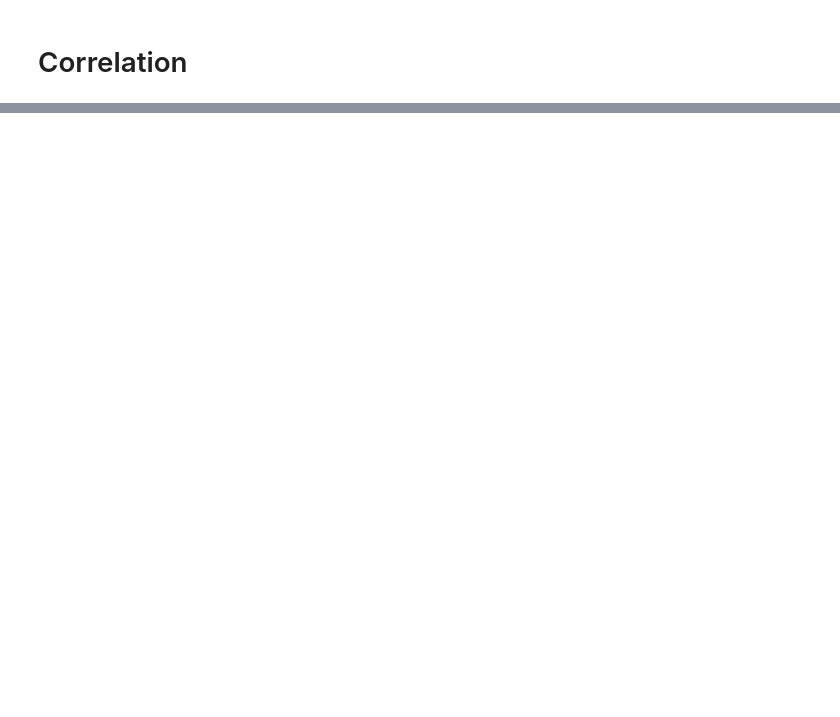
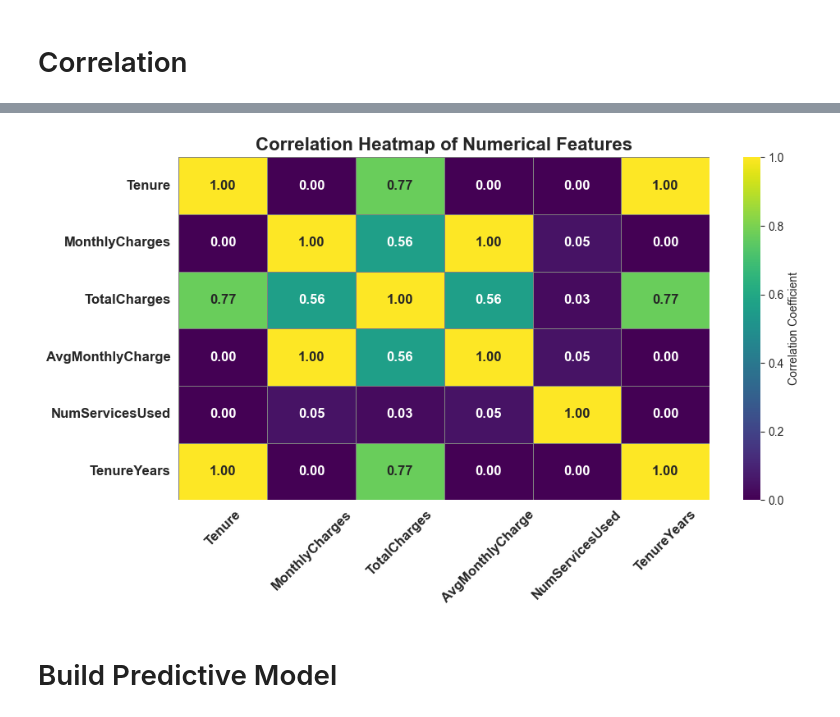
Before and after one commit to Yousfshah/Internship_Project, a Jupyter notebook: Customer_Churn_Prediction.ipynb, the cells around one changed output, grey strips where cells are left out. Saved outputs shown, nothing was run; the diff lists cells and outputs as text; code cells hidden in the pictures; blank space fills up the shorter version.

```diff
--- a/Customer_Churn_Prediction.ipynb
+++ b/Customer_Churn_Prediction.ipynb
@@ -839,22 +839,16 @@ plt.show()
 # Feature Engineering
 # %%
 # 1. AvgMonthlyCharge
-df['AvgMonthlyCharge'] = df['TotalCharges'] / df['Tenure'].replace(0, np.nan)
+df['AvgMonthlyCharge'] = (df['TotalCharges'] / df['Tenure'].replace(0, np.nan)).round(0)
 
 # 2. IsMonthToMonth
 df['IsMonthToMonth'] = df['Contract'].apply(lambda x: 1 if x == 'Month-to-month' else 0)
 
-# 3. LowTenure (e.g., customers with tenure < 6 months)
-df['LowTenure'] = df['Tenure'].apply(lambda x: 1 if x < 6 else 0)
-
-# 4. NumServicesUsed
+# 3. NumServicesUsed
 internet_services = ['OnlineSecurity', 'OnlineBackup', 'DeviceProtection', 'TechSupport', 'StreamingTV', 'StreamingMovies']
 df['NumServicesUsed'] = df[internet_services].apply(lambda row: sum(service not in ['No', 'No internet service'] for service in row), axis=1)
 
-# 5. AutoPaymentMethod
-df['AutoPaymentMethod'] = df['PaymentMethod'].str.contains('automatic', case=False).astype(int)
-
 # 6. Tenure in years
-df['TenureYears'] = df['Tenure'] / 12
+df['TenureYears'] = (df['Tenure'] / 12).round(2)
 
 print("Feature engineering completed successfully")
@@ -861,2 +857,7 @@ print("Feature engineering completed successfully")
 # %% [markdown]
 # Correlation
+# %%
+# Calculate correlation matrix for numerical features
+corr_matrix = df[['Tenure', 'MonthlyCharges', 'TotalCharges', 'AvgMonthlyCharge', 'NumServicesUsed', 'TenureYears']].corr()
+corr_matrix = corr_matrix.round(2)
+corr_matrix
@@ -862,0 +872,22 @@ print("Feature engineering completed successfully")
+# %%
+# heatmap
+plt.figure(figsize=(10, 6))
+sns.heatmap(
+    corr_matrix,
+    annot=True,
+    fmt=".2f",
+    cmap="viridis",
+    linewidths=0.5,
+    linecolor='gray',
+    cbar_kws={'label': 'Correlation Coefficient'},
+    annot_kws={"size": 12, "weight": "bold"}
+)
+plt.title("Correlation Heatmap of Numerical Features", fontsize=16, fontweight='bold')
+plt.xticks(fontsize=12, fontweight='bold', rotation=45)
+plt.yticks(fontsize=12, fontweight='bold', rotation=0)
+plt.tight_layout()
+plt.show()
+# %% [output]
+[figure, added]
+# %% [markdown]
+# Build Predictive Model
```
Also changed, not shown: parts of 2 cells of this notebook.
